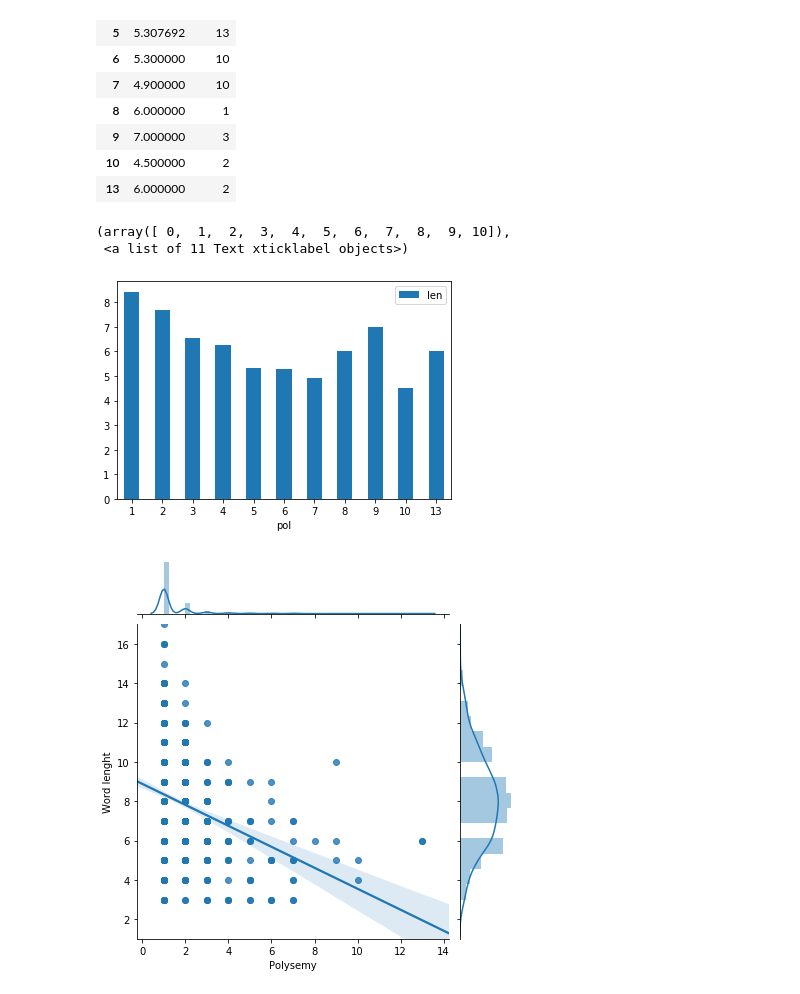
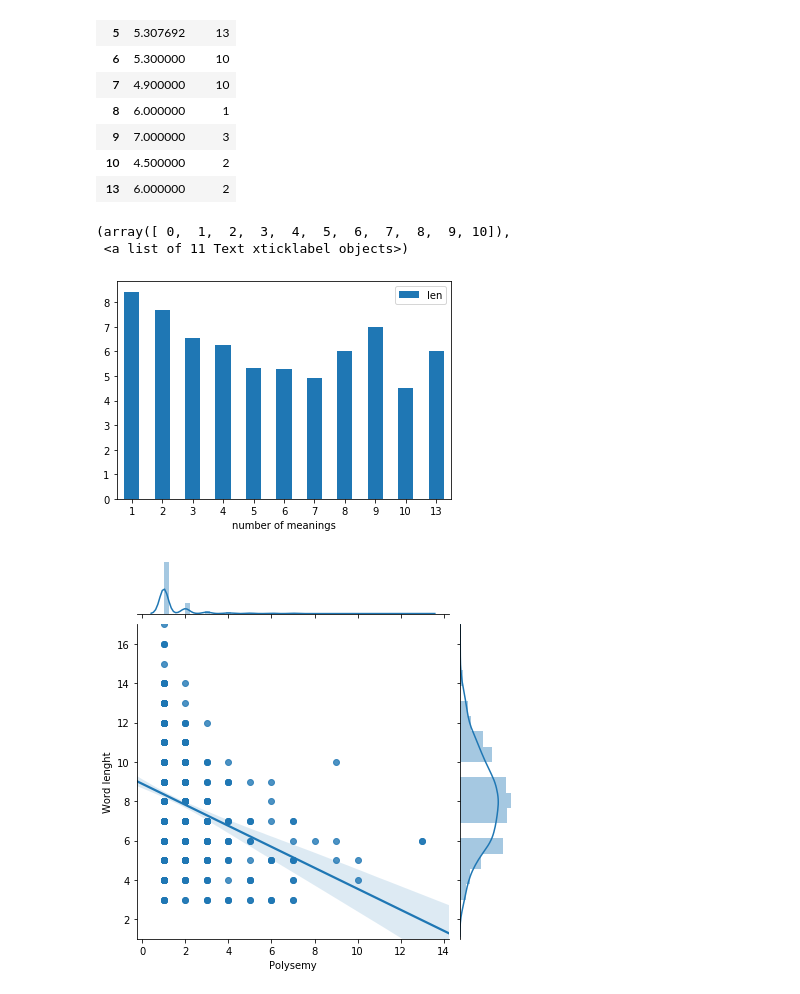
Before and after one commit to webnora/polysemy_1, a Jupyter notebook: calc.ipynb, the cells around one changed output. Saved outputs shown, nothing was run; the diff lists cells and outputs as text; code cells hidden in the pictures.

```diff
--- a/calc.ipynb
+++ b/calc.ipynb
@@ -87,11 +118,12 @@ mean_pol_aj
 # %%
 mean_pol_aj['pol'] = mean_pol_aj.index
 mean_pol_aj.plot.bar(x='pol', y='mean')
+plt.xlabel('number of meanings')
 plt.xticks(rotation='horizontal')
 # %% [output]
 (array([ 0,  1,  2,  3,  4,  5,  6,  7,  8,  9, 10]),
  <a list of 11 Text xticklabel objects>)
-[figure, old version]
+[figure, new version]
 # %%
 import seaborn as sns
 aj = sns.jointplot("pol", "len", data=aj_pol, kind='reg', ylim=[1,aj_pol.len.max()]);
```
Also changed, not shown: parts of 6 cells of this notebook, 1 other file.
